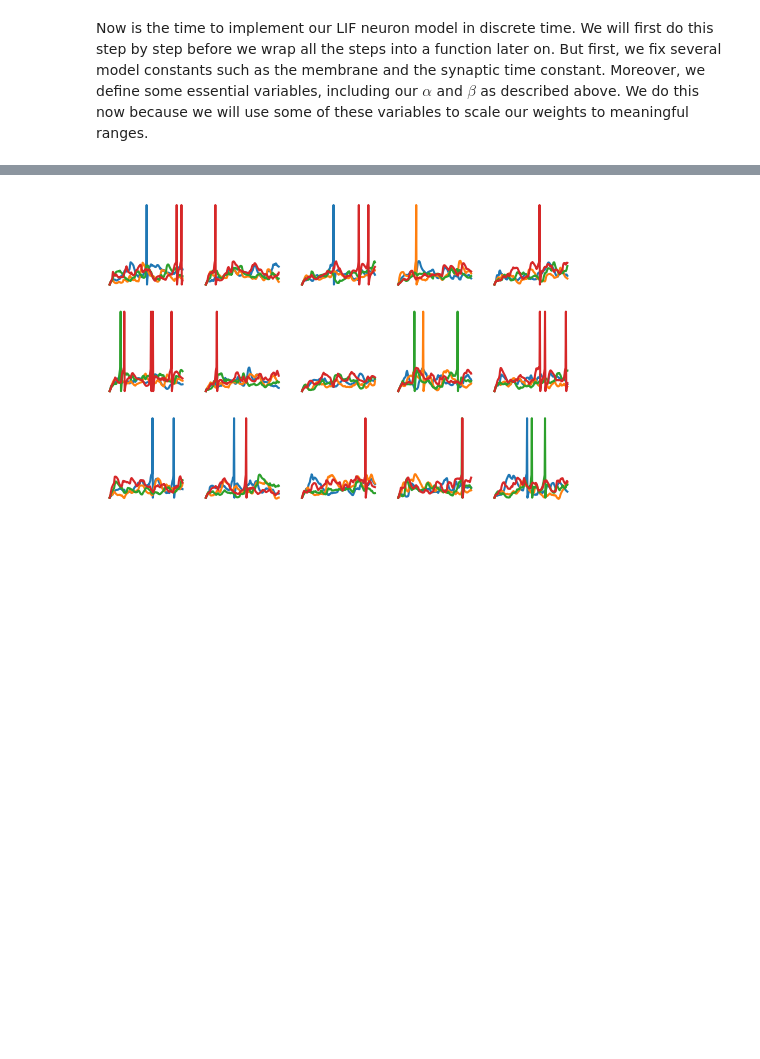
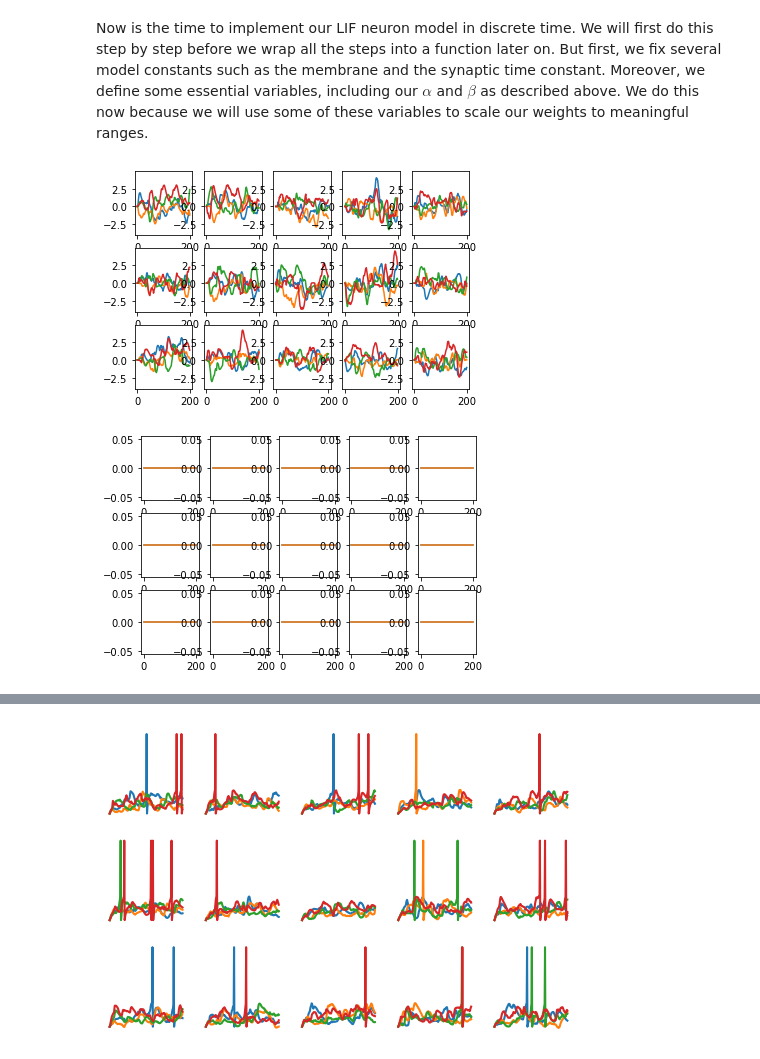
Before and after one commit to nauralcodinglab/linear-nonlinear-dendrites, a Jupyter notebook: training/spytorch-tutorial-1.ipynb, the cells around one changed output, grey strips where cells are left out. Drawn from its saved outputs; the diff is of its cells as text; code cells hidden in the pictures; blank space fills up the shorter version.

```diff
--- a/training/spytorch-tutorial-1.ipynb
+++ b/training/spytorch-tutorial-1.ipynb
@@ -126,0 +153,10 @@ But first, we fix several model constants such as the membrane and the synaptic
+# %%
+out, other_recordings = simple_net.run_snn(x_data)
+
+plot_voltage_traces(other_recordings['hidden_soma'], other_recordings['hidden_soma_spike'])
+plt.show()
+plot_voltage_traces(out)
+plt.show()
+# %% [output]
+[figure, added]
+[figure, added]
```
Also changed, not shown: parts of 15 cells of this notebook, 1 other file.
